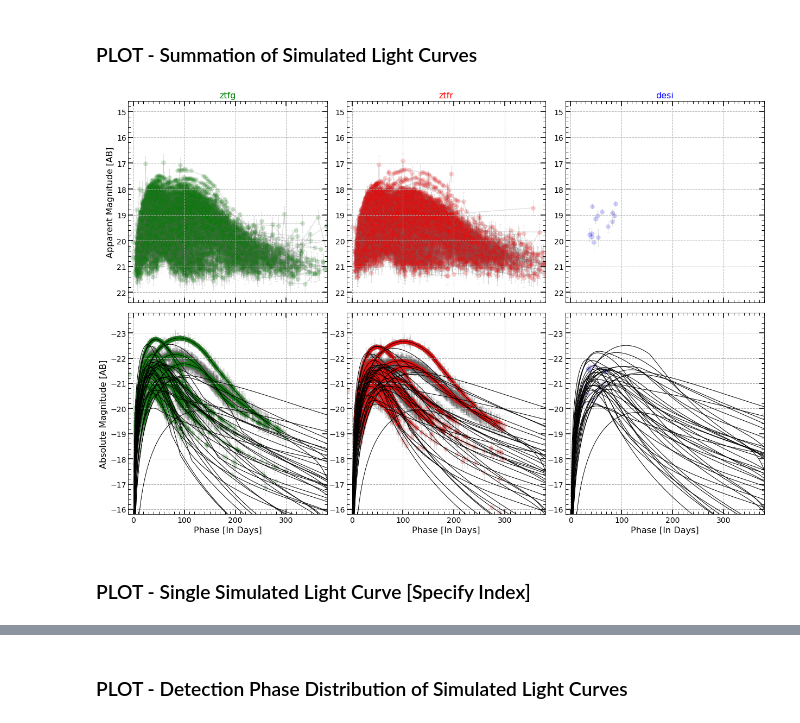
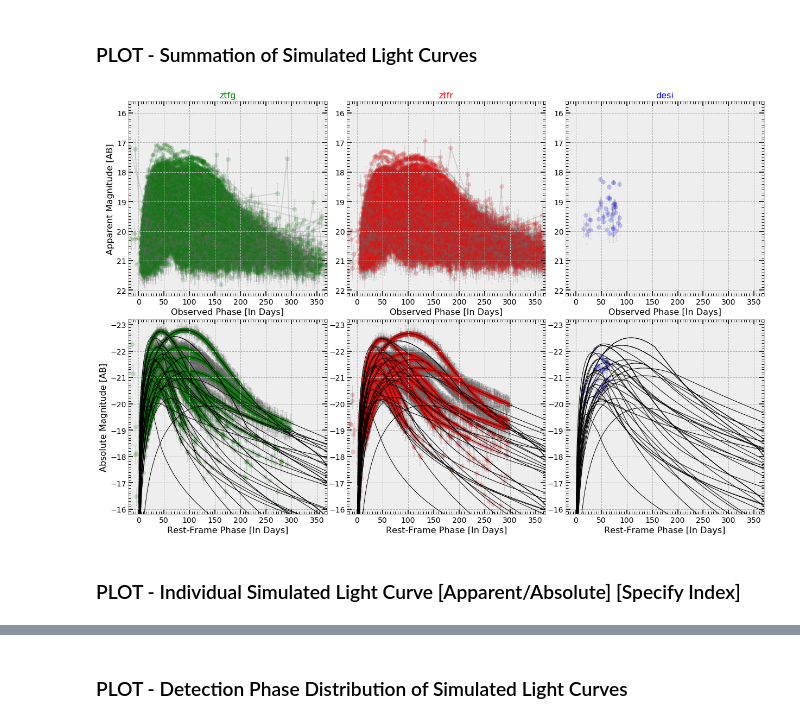
Before and after one commit to sPaMFouR/SimSLSNe, a Jupyter notebook: notebooks/PlotSim_HighZ.ipynb, the cells around one changed output, grey strips where cells are left out. Saved outputs shown, nothing was run; the diff lists cells and outputs as text; code cells hidden in the pictures.

```diff
--- a/notebooks/PlotSim_HighZ.ipynb
+++ b/notebooks/PlotSim_HighZ.ipynb
@@ -13,12 +13,15 @@ import sncosmo
 import simsurvey
 import numpy as np
 import pandas as pd
+from scipy.stats import ks_2samp
+from astropy.cosmology import Planck15
+
 import seaborn as sns
 import matplotlib.cm as cm
 import matplotlib.pyplot as plt
-from astropy.cosmology import Planck15
 from matplotlib.colors import Normalize
-from matplotlib.ticker import MultipleLocator
+from matplotlib.ticker import MultipleLocator, FixedLocator
+plt.style.use('bmh')
 
 from RunSim_SLSN_Master import MagnetarSource, Load_ZTFData
 # ------------------------------------------------------------------------------------------------------------------- #
@@ -40,7 +43,7 @@ DIR_PLOTS = os.path.join(DIR_HOME, "plots/")
 
 # Name of the File containing the parameters for the Magnetar Model
 file_param = os.path.join(DIR_INPUT, "Nicholl_Magnetar.dat")
-file_paramflat = os.path.join(DIR_INPUT, "Nicholl_Magnetar_Flat.dat")
+file_paramflat = os.path.join(DIR_INPUT, "Nicholl_Magnetar_FlatV2.dat")
 
 # Name of the File containing the Template Light Curve
 file_template = os.path.join(DIR_INPUT, "PTF12dam.dat")
@@ -70,8 +73,8 @@ os.chdir(DIR_PLOTS)
 # ------------------------------------------------------------------------------------------------------------------- #
 prefix = 'LCS_Filtered_SLSN'
 runmodel = 'Magnetar'
-zrange = (0.2, 0.40)
-rate = 2.00
+zrange = (0.20, 0.40)
+rate = 5.00
 iteration = 0
 
 filename = "{0}_{1}_{2:.2f}_{3:.2f}_{4:.2f}_{5}.pkl".format(prefix, runmodel, zrange[0], zrange[1], rate, iteration)
@@ -80,5 +83,10 @@ print (filename)
 data_mod = pickle.load(open(os.path.join(DIR_OUTPUT, filename), 'rb'))
 lcs = simsurvey.LightcurveCollection(load=os.path.join(DIR_OUTPUT, filename))
 print ("Number of Light Curves in Filtered Data: {0}".format(len(lcs.lcs)))
+
+lcs.stats['absmag_max'] = {}
+for band in dict_bands.keys():
+    lcs.stats['absmag_max'][band] = np.full(len(data_mod['lcs']), np.nan)
+
 # ------------------------------------------------------------------------------------------------------------------- #
 # %% [output]
@@ -452,56 +622,51 @@ Size of ZTF Sample = 19
 ### PLOT - Summation of Simulated Light Curves
 # %%
 # ------------------------------------------------------------------------------------------------------------------- #
-fig, ax = plt.subplots(2, 3, figsize=(21, 14), sharex=True)
-
-lcs.stats['absmag_max'] = {}
-for band in dict_bands.keys():
-    lcs.stats['absmag_max'][band] = 99 * np.ones(len(data_mod['lcs']))
+fig, ax = plt.subplots(2, 3, figsize=(21, 14))
 
 for lc in range(len(data_mod['lcs'])):
-    lc_df = read_lcv2(lc)
-    if data_mod['stats']['p_det'][lc] > -150:
-        for band, df in lc_df.groupby('band'):
-            plot_lcs(ax, df, lc, band, xlim=(-10, 380), alpha=0.2)
+    plot_sumabslcs(ax, lc)
 
 if runmodel == 'Template':
     ptf12 = pd.read_csv(file_template, sep='\s+', comment='#')
     distmag = z_to_distmod(0.107)
 
     ax[0][0].plot(ptf12['Phase'], ptf12['M_g'] + distmag, marker='', lw=5, ls='-', c='k', zorder=2, label='PTF12dam')
     ax[0][1].plot(ptf12['Phase'], ptf12['M_r'] + distmag, marker='', lw=5, ls='-', c='k', zorder=2, label='PTF12dam')
     ax[0][2].plot(ptf12['Phase'], ptf12['M_i'] + distmag, marker='', lw=5, ls='-', c='k', zorder=2, label='PTF12dam')
     ax[1][0].plot(ptf12['Phase'], ptf12['M_g'], marker='', lw=5, ls='-', c='k', zorder=2, label='PTF12dam')
     ax[1][1].plot(ptf12['Phase'], ptf12['M_r'], marker='', lw=5, ls='-', c='k', zorder=2, label='PTF12dam')
     ax[1][2].plot(ptf12['Phase'], ptf12['M_i'], marker='', lw=5, ls='-', c='k', zorder=2, label='PTF12dam')
 
 elif runmodel == 'Magnetar':
-    for idx in range(len(SLSN_prop['P'])):
+    for idx in range(len(SLSN_paramflat['P'])):
+#     for idx in set(idxflat):
         model = sncosmo.Model(source=source, effects=[dust], effect_names=['host'], effect_frames=['rest'])
-        for (param, val) in SLSN_prop.items():
+        for (param, val) in SLSN_paramflat.items():
             model[param] = val[idx]
+
         phase_arr = np.arange(0, 400, 1)
         gmag = model.bandmag('ztfg', 'ab', phase_arr)
         rmag = model.bandmag('ztfr', 'ab', phase_arr)
         imag = model.bandmag('desi', 'ab', phase_arr)
 
         ax[1][0].plot(phase_arr, gmag, marker='', lw=1, ls='-', c='k', zorder=2, label='_nolegend_')
         ax[1][1].plot(phase_arr, rmag, marker='', lw=1, ls='-', c='k', zorder=2, label='_nolegend_')
         ax[1][2].plot(phase_arr, imag, marker='', lw=1, ls='-', c='k', zorder=2, label='_nolegend_')
 else:
-    print ('ERROR: Invalid Choice of Model')
+    print ("ERROR: Model Choice '{0}' is Invalid".format(runmodel))
     sys.exit(1)
 
-ax[0][0].set_ylabel('Apparent Magnitude [AB]', fontsize=16)
-ax[1][0].set_ylabel('Absolute Magnitude [AB]', fontsize=16)
+ax[0][0].set_ylabel("Apparent Magnitude [AB]", fontsize=16)
+ax[1][0].set_ylabel("Absolute Magnitude [AB]", fontsize=16)
 
-fig.subplots_adjust(hspace=0.05, wspace=0.10)
-fig.savefig('PLOT_LCS_{0}_{1}_{2}_{3}_{4}.pdf'.format(runmodel, zrange[0], zrange[1], rate, iteration),
+fig.subplots_adjust(hspace=0.12, wspace=0.10)
+fig.savefig("PLOT_LCS_{0}_{1}_{2}_{3}_{4}.pdf".format(runmodel, zrange[0], zrange[1], rate, iteration),
             format='pdf', dpi=2000, bbox_inches='tight')
 plt.show()
 plt.close(fig)
 # ------------------------------------------------------------------------------------------------------------------- #
 # %% [output]
-[figure, old version]
+[figure, new version]
 # %% [markdown]
-### PLOT - Single Simulated Light Curve [Specify Index]
+### PLOT - Individual Simulated Light Curve [Apparent/Absolute] [Specify Index]
```
Also changed, not shown: parts of 22 cells of this notebook, 1 other file.
